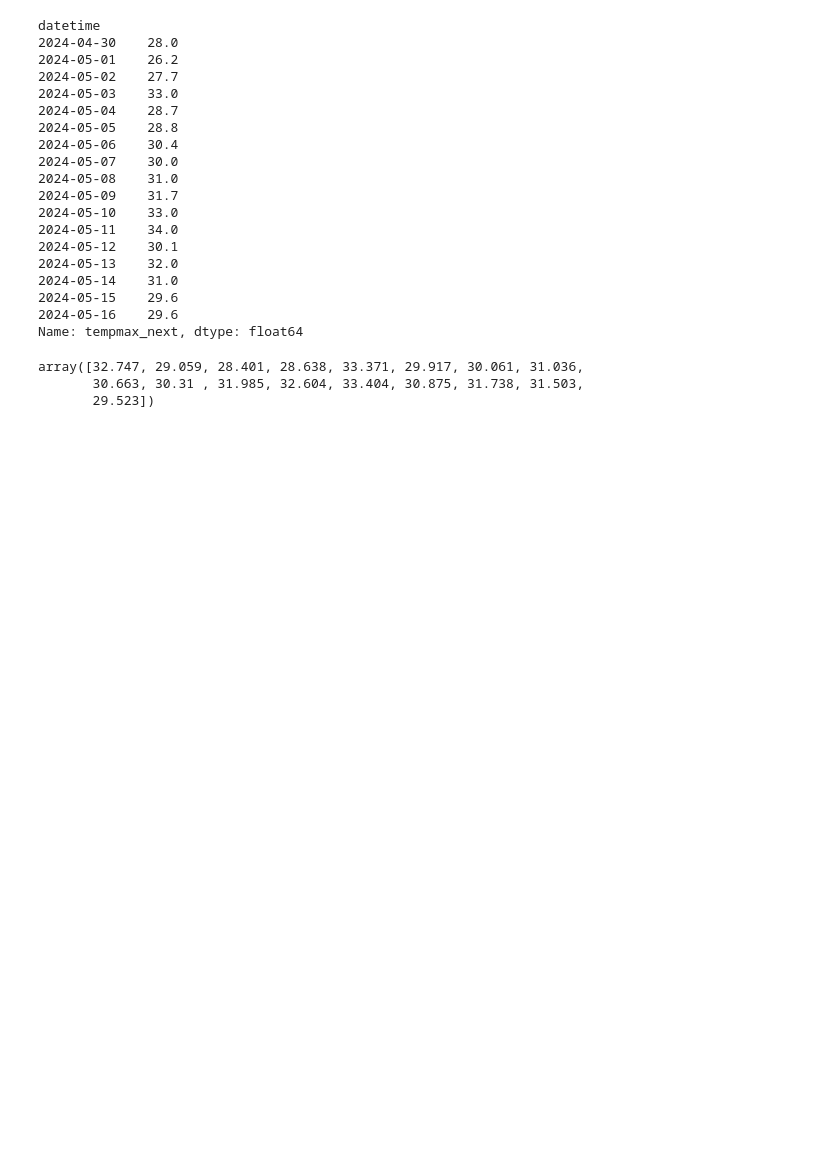
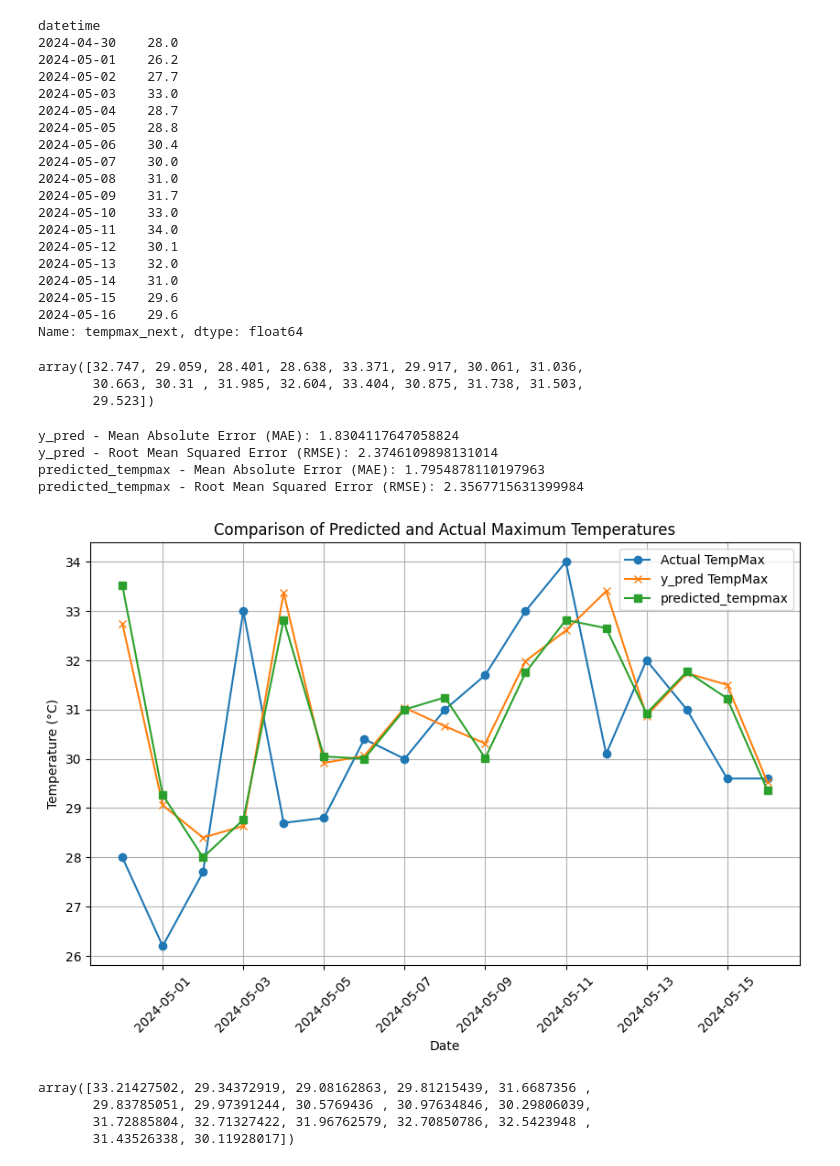
Before and after one commit to 22022658NguyenTienKhoi/13-Weather-Forecast, a Jupyter notebook: Tan - Random Forest/random_forest.ipynb, the cells around one changed output. Drawn from its saved outputs; the diff is of its cells as text; code cells hidden in the pictures; blank space fills up the shorter version.

```diff
--- a/Tan - Random Forest/random_forest.ipynb
+++ b/Tan - Random Forest/random_forest.ipynb
@@ -798,3 +798,34 @@ y_pred
 array([32.747, 29.059, 28.401, 28.638, 33.371, 29.917, 30.061, 31.036,
        30.663, 30.31 , 31.985, 32.604, 33.404, 30.875, 31.738, 31.503,
        29.523])
+# %%
+aligned_y_test = y_test[:len(y_pred)]
+mae_pred = mean_absolute_error(aligned_y_test, y_pred)
+rmse_pred = mean_squared_error(aligned_y_test, y_pred, squared=False)
+
+mae_tempmax = mean_absolute_error(aligned_y_test, predicted_tempmax)
+rmse_tempmax = mean_squared_error(aligned_y_test, predicted_tempmax, squared=False)
+
+print(f"y_pred - Mean Absolute Error (MAE): {mae_pred}")
+print(f"y_pred - Root Mean Squared Error (RMSE): {rmse_pred}")
+print(f"predicted_tempmax - Mean Absolute Error (MAE): {mae_tempmax}")
+print(f"predicted_tempmax - Root Mean Squared Error (RMSE): {rmse_tempmax}")
+
+# Visualization
+plt.figure(figsize=(10, 6))
+plt.plot(aligned_y_test.index, aligned_y_test, label='Actual TempMax', marker='o')
+plt.plot(aligned_y_test.index, y_pred, label='y_pred TempMax', marker='x')
+plt.plot(aligned_y_test.index, predicted_tempmax, label='predicted_tempmax', marker='s')
+plt.xlabel('Date')
+plt.ylabel('Temperature (°C)')
+plt.title('Comparison of Predicted and Actual Maximum Temperatures')
+plt.legend()
+plt.grid(True)
+plt.xticks(rotation=45)  # Rotate x-axis labels for better readability
+plt.show()
+# %% [output]
+y_pred - Mean Absolute Error (MAE): 1.8304117647058824
+y_pred - Root Mean Squared Error (RMSE): 2.3746109898131014
+predicted_tempmax - Mean Absolute Error (MAE): 1.7954878110197963
+predicted_tempmax - Root Mean Squared Error (RMSE): 2.3567715631399984
+[figure, added]
@@ -800,0 +848,7 @@ array([32.747, 29.059, 28.401, 28.638, 33.371, 29.917, 30.061, 31.036,
+# %%
+forecast
+# %% [output]
+array([33.21427502, 29.34372919, 29.08162863, 29.81215439, 31.6687356 ,
+       29.83785051, 29.97391244, 30.5769436 , 30.97634846, 30.29806039,
+       31.72885804, 32.71327422, 31.96762579, 32.70850786, 32.5423948 ,
+       31.43526338, 30.11928017])
```
Also changed, not shown: parts of 4 cells of this notebook.
